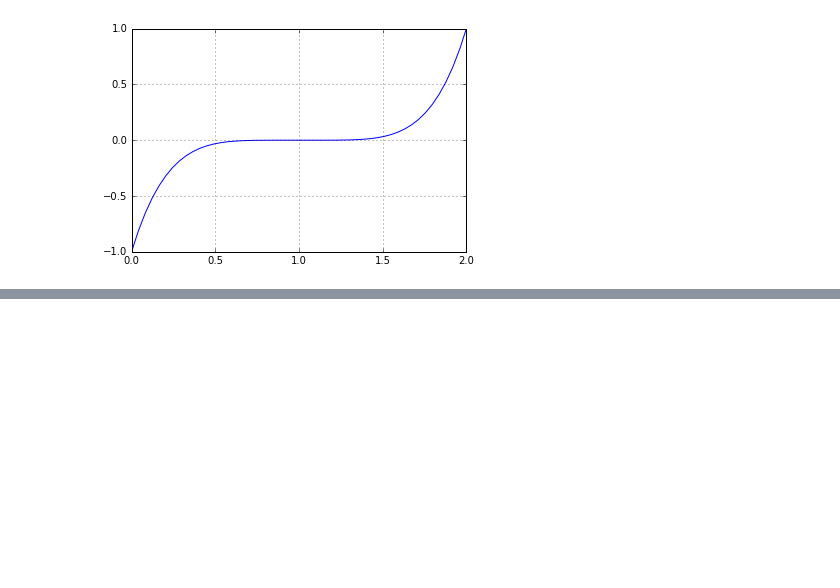
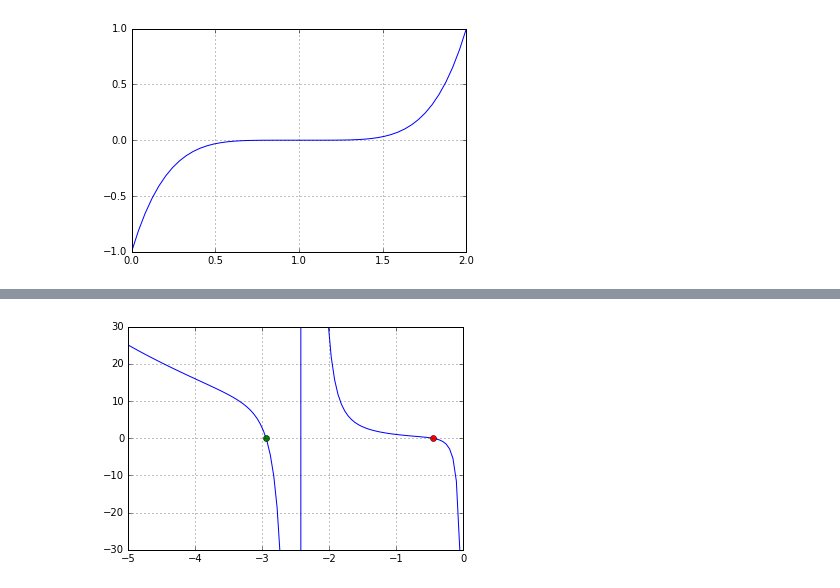
Before and after one commit to iselplabo93/Integradores, a Jupyter notebook: Raices.ipynb, the cells around one changed output, grey strips where cells are left out. Saved outputs shown, nothing was run; the diff lists cells and outputs as text; code cells hidden in the pictures; blank space fills up the shorter version.

Commit message:
Raices

```diff
--- a/Raices.ipynb
+++ b/Raices.ipynb
@@ -72,0 +149,7 @@ SyntaxError: invalid syntax (<ipython-input-43-fcb7c9118f15>, line 1)
+# %%
+def func_new(x): #obtener raices de esta funcion
+    return x**2 + tan(sqrt(-8*x + pi))**3
+
+
+def d_func_new(x):
+    return 2*x - 12*(tan(sqrt(-8*x + pi))**2 + 1)*tan(sqrt(-8*x + pi))**2/sqrt(-8*x + pi)
@@ -72,0 +177,10 @@ SyntaxError: invalid syntax (<ipython-input-43-fcb7c9118f15>, line 1)
+# %%
+x=linspace(-5,0,100) #metodo de raiz_bp
+ylim([-30,30])
+plot(x,func_new(x),'-')
+plot([-2.94268188477],0,'o')
+plot([-0.456489562988],0,'o')
+grid(True)
+show()
+# %% [output]
+[figure, added]
```
Also changed, not shown: parts of 18 cells of this notebook.
